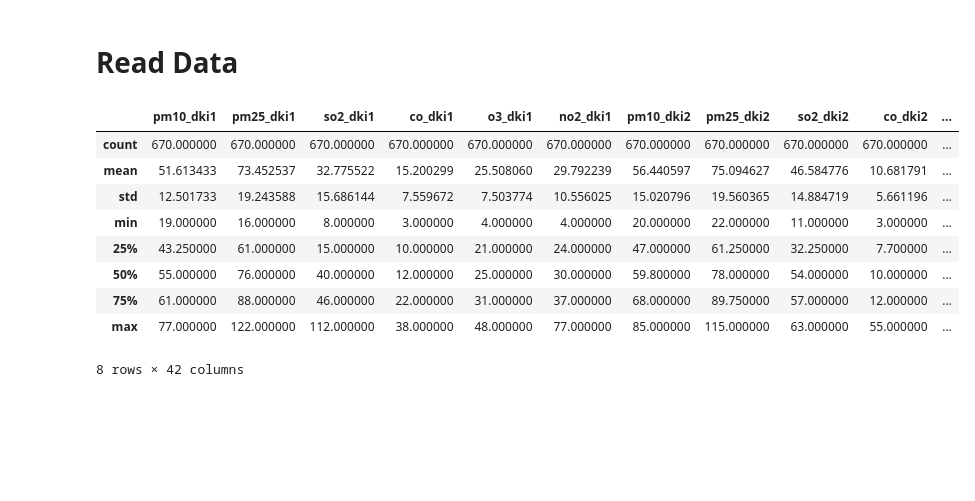
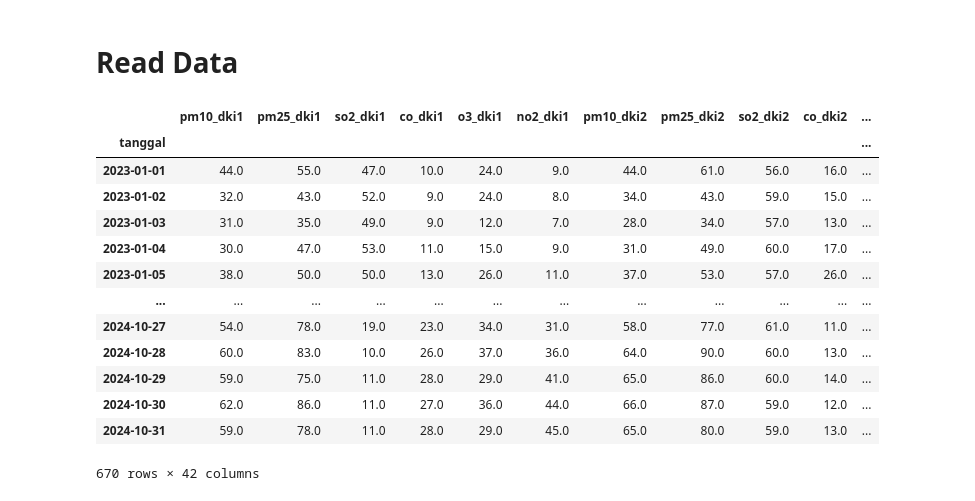
Before and after one commit to stevanusfebrian/PM2.5-Prediction, a Jupyter notebook: Code/modelling.ipynb, the cells around one changed output. Cells and saved outputs as stored; diff of their text form; code cells hidden in the pictures; blank space fills up the shorter version.

```diff
--- a/Code/modelling.ipynb
+++ b/Code/modelling.ipynb
@@ -10,15 +10,20 @@ from sklearn.model_selection import train_test_split
 # Read Data
 # %%
 data = pd.read_csv('./preprocessed_main_data.csv')
-data.describe()
+data = data.set_index('tanggal')
+data
 # %% [output]
 |  | pm10_dki1 | pm25_dki1 | so2_dki1 | co_dki1 | o3_dki1 | no2_dki1 | pm10_dki2 | pm25_dki2 | so2_dki2 | co_dki2 | ... |
-| count | 670.000000 | 670.000000 | 670.000000 | 670.000000 | 670.000000 | 670.000000 | 670.000000 | 670.000000 | 670.000000 | 670.000000 | ... |
-| mean | 51.613433 | 73.452537 | 32.775522 | 15.200299 | 25.508060 | 29.792239 | 56.440597 | 75.094627 | 46.584776 | 10.681791 | ... |
-| std | 12.501733 | 19.243588 | 15.686144 | 7.559672 | 7.503774 | 10.556025 | 15.020796 | 19.560365 | 14.884719 | 5.661196 | ... |
-| min | 19.000000 | 16.000000 | 8.000000 | 3.000000 | 4.000000 | 4.000000 | 20.000000 | 22.000000 | 11.000000 | 3.000000 | ... |
-| 25% | 43.250000 | 61.000000 | 15.000000 | 10.000000 | 21.000000 | 24.000000 | 47.000000 | 61.250000 | 32.250000 | 7.700000 | ... |
-| 50% | 55.000000 | 76.000000 | 40.000000 | 12.000000 | 25.000000 | 30.000000 | 59.800000 | 78.000000 | 54.000000 | 10.000000 | ... |
-| 75% | 61.000000 | 88.000000 | 46.000000 | 22.000000 | 31.000000 | 37.000000 | 68.000000 | 89.750000 | 57.000000 | 12.000000 | ... |
-| max | 77.000000 | 122.000000 | 112.000000 | 38.000000 | 48.000000 | 77.000000 | 85.000000 | 115.000000 | 63.000000 | 55.000000 | ... |
+| tanggal |  |  |  |  |  |  |  |  |  |  | ... |
+| 2023-01-01 | 44.0 | 55.0 | 47.0 | 10.0 | 24.0 | 9.0 | 44.0 | 61.0 | 56.0 | 16.0 | ... |
+| 2023-01-02 | 32.0 | 43.0 | 52.0 | 9.0 | 24.0 | 8.0 | 34.0 | 43.0 | 59.0 | 15.0 | ... |
+| 2023-01-03 | 31.0 | 35.0 | 49.0 | 9.0 | 12.0 | 7.0 | 28.0 | 34.0 | 57.0 | 13.0 | ... |
+| 2023-01-04 | 30.0 | 47.0 | 53.0 | 11.0 | 15.0 | 9.0 | 31.0 | 49.0 | 60.0 | 17.0 | ... |
+| 2023-01-05 | 38.0 | 50.0 | 50.0 | 13.0 | 26.0 | 11.0 | 37.0 | 53.0 | 57.0 | 26.0 | ... |
+| ... | ... | ... | ... | ... | ... | ... | ... | ... | ... | ... | ... |
+| 2024-10-27 | 54.0 | 78.0 | 19.0 | 23.0 | 34.0 | 31.0 | 58.0 | 77.0 | 61.0 | 11.0 | ... |
+| 2024-10-28 | 60.0 | 83.0 | 10.0 | 26.0 | 37.0 | 36.0 | 64.0 | 90.0 | 60.0 | 13.0 | ... |
+| 2024-10-29 | 59.0 | 75.0 | 11.0 | 28.0 | 29.0 | 41.0 | 65.0 | 86.0 | 60.0 | 14.0 | ... |
+| 2024-10-30 | 62.0 | 86.0 | 11.0 | 27.0 | 36.0 | 44.0 | 66.0 | 87.0 | 59.0 | 12.0 | ... |
+| 2024-10-31 | 59.0 | 78.0 | 11.0 | 28.0 | 29.0 | 45.0 | 65.0 | 80.0 | 59.0 | 13.0 | ... |
-8 rows × 42 columns
+670 rows × 42 columns
```
Also changed, not shown: parts of 8 cells of this notebook, 10 other files.
